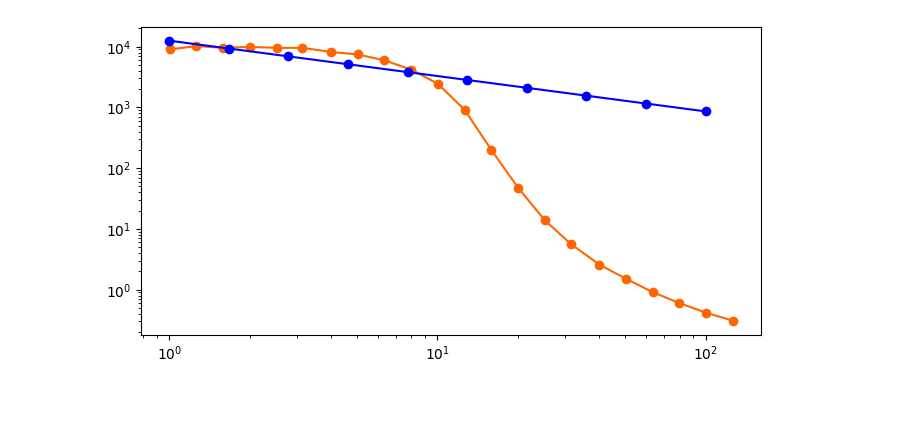
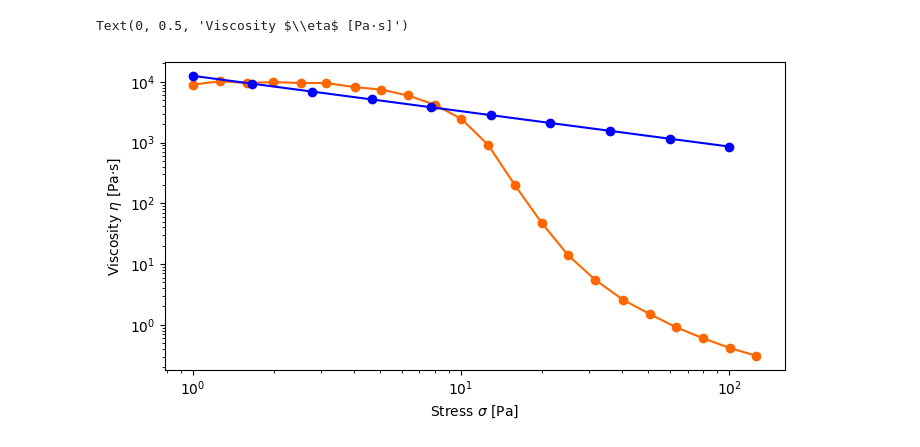
Before and after one commit to Ferraan/AdvancedFluidMechanics, a Jupyter notebook: 2-Rheology/Assignment2.ipynb, the cells around one changed output. Cells and saved outputs as stored; diff of their text form; code cells hidden in the pictures; blank space fills up the shorter version.

```diff
--- a/2-Rheology/Assignment2.ipynb
+++ b/2-Rheology/Assignment2.ipynb
@@ -50,9 +54,13 @@ ydata_plot = f(xdata_plot,a0,a1)
 # %%
 fig,ax = plt.subplots(figsize=(8,4))
 ax.plot(xBLC,yBLC,'o-',color=(1,0.4,0))
 ax.plot(xdata_plot,ydata_plot,'o-',color=(0,0,1))
 ax.set_xscale('log')
 ax.set_yscale('log')
+
+ax.set_xlabel(r'Stress $\sigma$ [Pa]')
+ax.set_ylabel(r'Viscosity $\eta$ [Pa·s]')
 # %% [output]
+Text(0, 0.5, 'Viscosity $\\eta$ [Pa·s]')
-[figure, old version]
+[figure, new version]
 # %%
```
Also changed, not shown: parts of 8 cells of this notebook.
